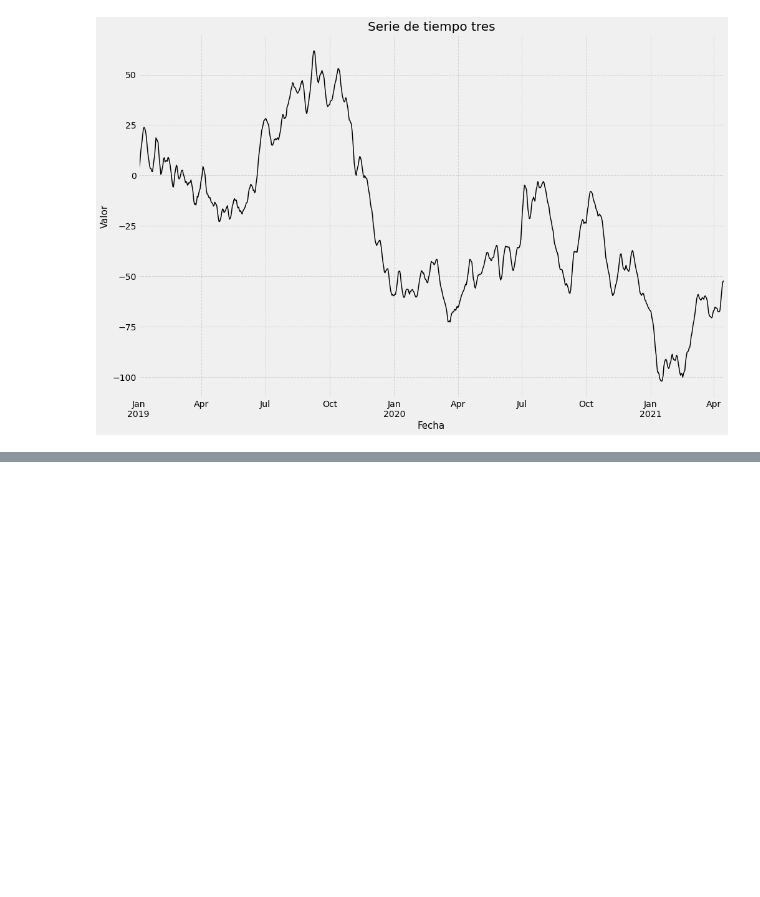
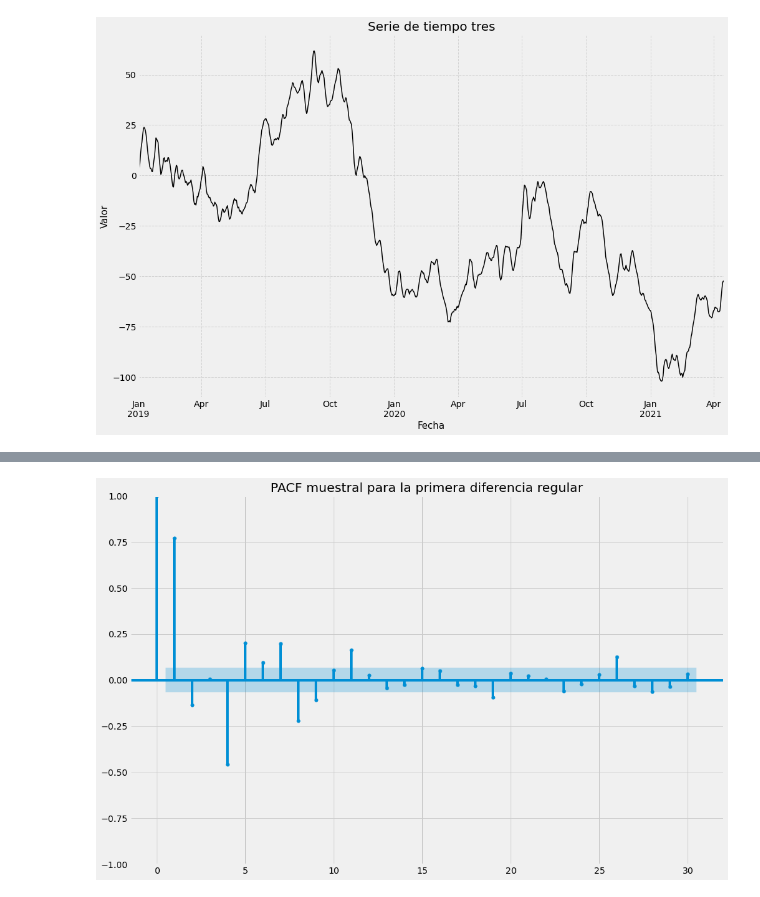
Before and after one commit to scuartasr/ST_P2, a Jupyter notebook: Cuadernos/P2_ST_CuartasCuartas_Simon.ipynb, the cells around one changed output, grey strips where cells are left out. Saved outputs shown, nothing was run; the diff lists cells and outputs as text; code cells hidden in the pictures; blank space fills up the shorter version.

```diff
--- a/Cuadernos/P2_ST_CuartasCuartas_Simon.ipynb
+++ b/Cuadernos/P2_ST_CuartasCuartas_Simon.ipynb
@@ -1232,0 +1298,7 @@ with plt.rc_context():
+# %%
+with plt.rc_context():
+     plt.rc("figure", figsize=(15, 10))
+     plot_pacf(st3d1[1:], method = 'ywm',
+               title = "PACF muestral para la primera diferencia regular")
+# %% [output]
+[figure, added]
```
Also changed, not shown: parts of 97 cells of this notebook, 1 other file.
